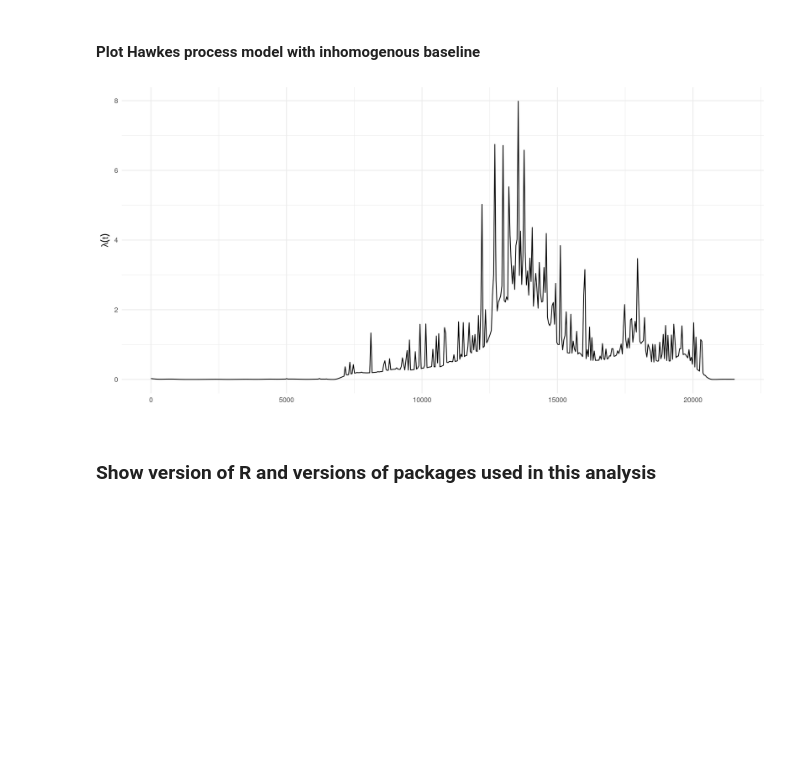
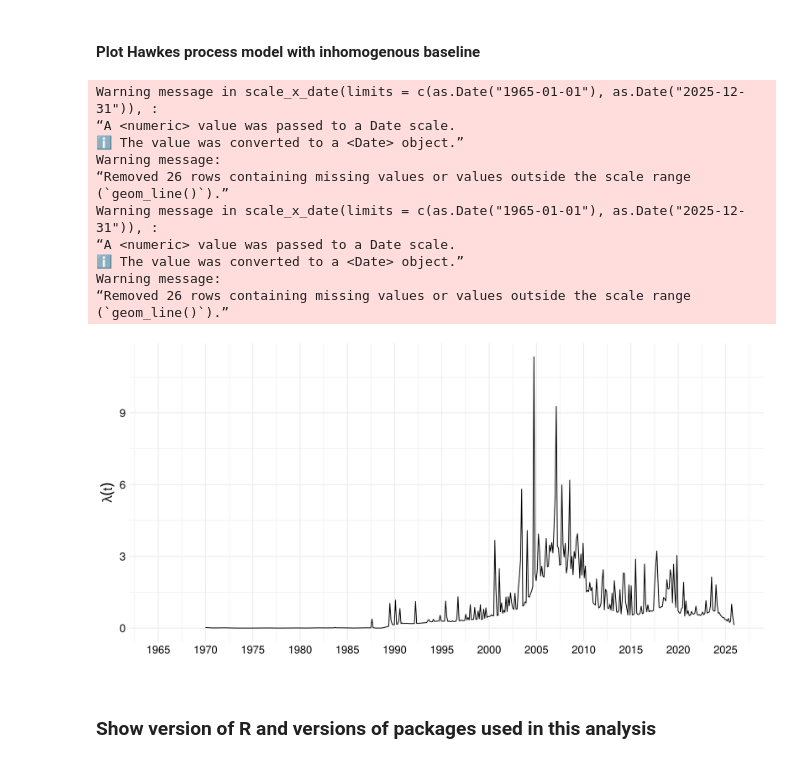
Before and after one commit to ElisavetPappa/col-conflict-sv, a Jupyter notebook: Pappa_et_al_EntireConflict.ipynb, the cells around one changed output. Saved outputs shown, nothing was run; the diff lists cells and outputs as text; code cells hidden in the pictures; blank space fills up the shorter version.

```diff
--- a/Pappa_et_al_EntireConflict.ipynb
+++ b/Pappa_et_al_EntireConflict.ipynb
@@ -724,36 +847,8 @@ background_integral <- function(params, x) {
   })
 }
 
-# Choose starting values for fitting - Seting initial guess for log(A) based on the mean baseline rate.
+# Choose starting values for fitting - Setting initial guess for log(A) based on the mean baseline rate.
 background_sv <- list(log(mean(baseline_data$y) + 1))
-
-# Optimize background parameter separately using Brent method
-  optimize_background_brent <- function(init_param) {
-    objective_fn <- function(log_A) {
-      # Negative log-likelihood for background parameter
-      A <- exp(log_A)
-
-      # Contribution from background
-      bg_sum <- sum(log(background(list(log_A), SV_times)))
-
-      # Integral term
-      integral <- background_integral(list(log_A), max(SV_times))
-
-      return(-(bg_sum - integral))  # Return negative for minimization
-    }
-
-    # Use optimize() with Brent method (1D optimization)
-    result <- optimize(
-      f = objective_fn,
-      interval = c(init_param - 5, init_param + 5),  # Search interval
-      maximum = FALSE
-    )
-
-    return(result$minimum)
-  }
-
-  # Get optimized background parameter
-  optimized_bg <- optimize_background_brent(background_sv[[1]])
 # %% [markdown]
 #### Fit the Hawkes process model with non-homogenous background rate as defined above
 # %%
@@ -832,12 +927,35 @@ print(round(fit_inhom$objective, 3))
 #### Plot Hawkes process model with inhomogenous baseline
 # %%
 # Plot fitted baseline vs events
-show_hawkes(fit_inhom)
+show_hawkes(fit_inhom) +
+  theme(text = element_text(size = 14, color = "black"),
+        axis.title = element_text(size = 16, color = "black"),
+        axis.text = element_text(size = 14, color = "black"),
+        plot.title = element_text(size = 18, color = "black"),
+        legend.text = element_text(size = 12, color = "black"),
+        legend.title = element_text(size = 14, color = "black")) +
+  scale_x_date(
+    limits = c(as.Date("1965-01-01"), as.Date("2025-12-31")),
+    breaks = seq(as.Date("1960-01-01"), as.Date("2030-01-01"), by = "5 years"),
+    date_labels = "%Y"
+  )
 
 # Save figure to output directory
-ggsave(paste0(output_dir, "FigureS5A_hawkes_inhom.png"), width = 12, height = 6, dpi = 300)
+ggsave(paste0(output_dir, "FigureS7B_hawkes_inhom_entire.png"), width = 12, height = 6, dpi = 300)
 # %% [output]
+Warning message in scale_x_date(limits = c(as.Date("1965-01-01"), as.Date("2025-12-31")), :
+“A <numeric> value was passed to a Date scale.
+ℹ The value was converted to a <Date> object.”
+Warning message:
+“Removed 26 rows containing missing values or values outside the scale range
+(`geom_line()`).”
+Warning message in scale_x_date(limits = c(as.Date("1965-01-01"), as.Date("2025-12-31")), :
+“A <numeric> value was passed to a Date scale.
+ℹ The value was converted to a <Date> object.”
+Warning message:
+“Removed 26 rows containing missing values or values outside the scale range
+(`geom_line()`).”
-[figure, old version]
+[figure, new version]
 # %% [markdown]
 ### Show version of R and versions of packages used in this analysis
 # %%
```
Also changed, not shown: parts of 40 cells of this notebook, 3 other files.
